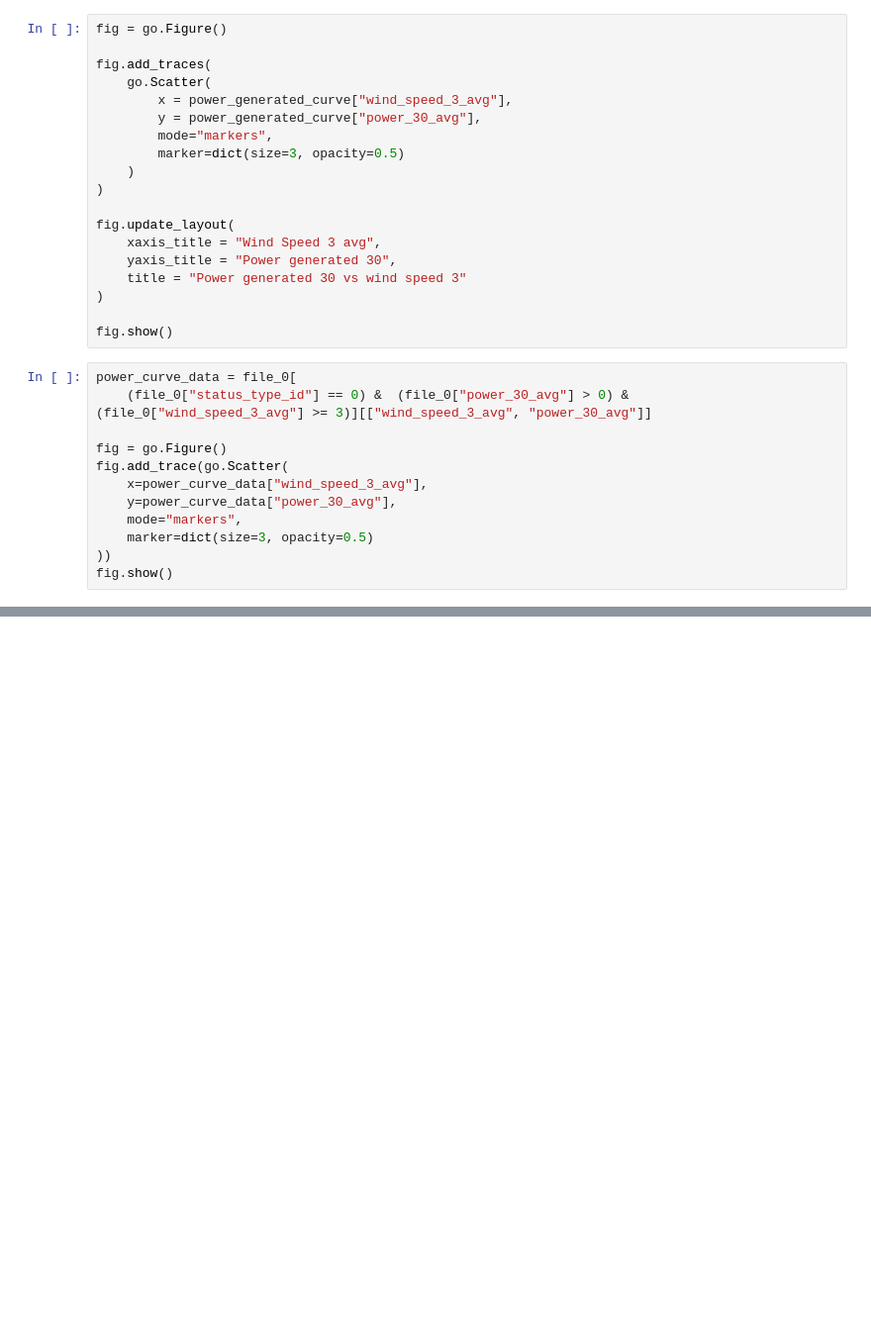
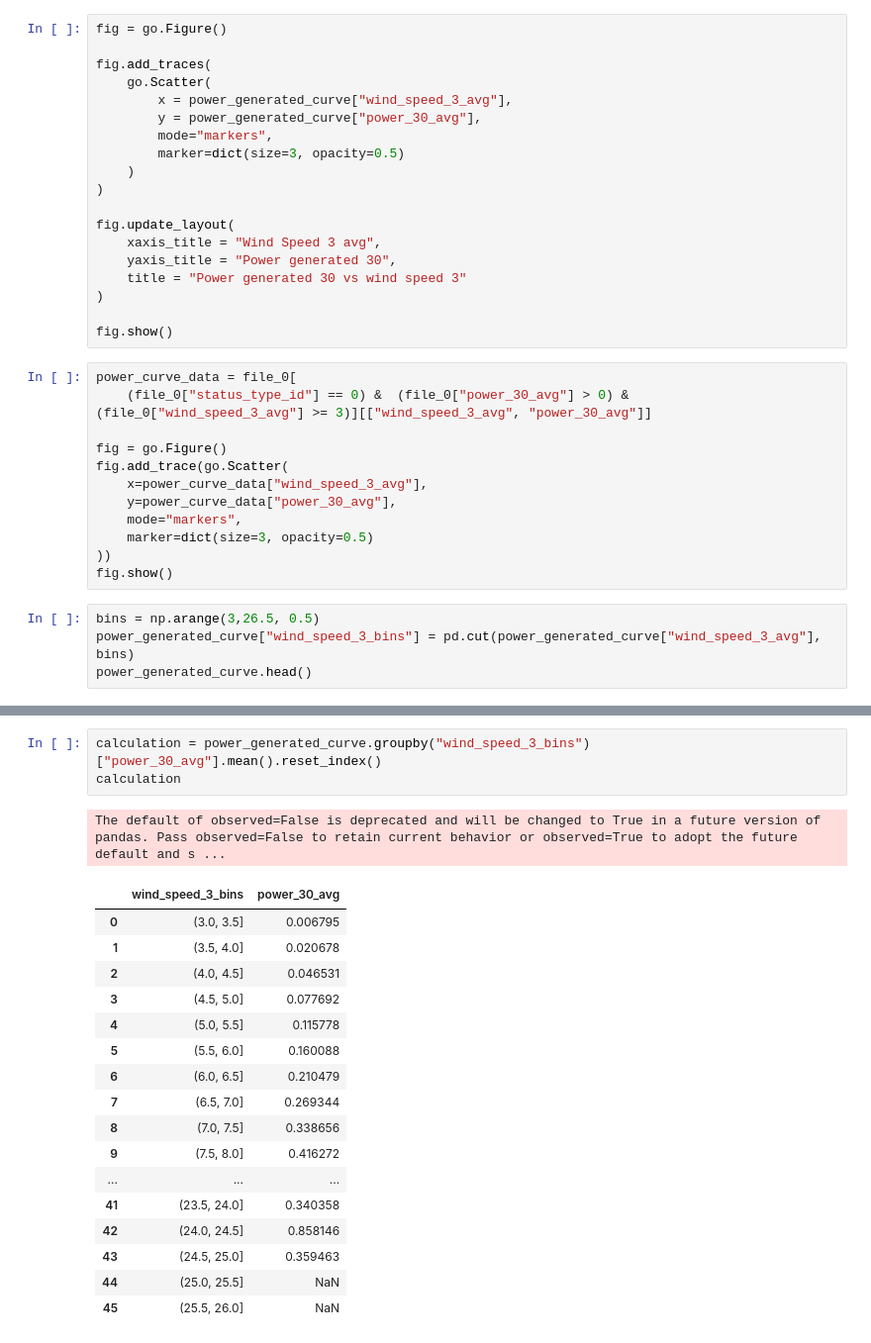
Before and after one commit to RithikDatascientist/potfolio, a Jupyter notebook: Wind_turbin_fault_detection_and_generation_loss/notebooks/01_EDA_Farm_A.ipynb, the cells around one changed output, grey strips where cells are left out. Shown at 99% size. Drawn from its saved outputs; the diff is of its cells as text; blank space fills up the shorter version.

```diff
--- a/Wind_turbin_fault_detection_and_generation_loss/notebooks/01_EDA_Farm_A.ipynb
+++ b/Wind_turbin_fault_detection_and_generation_loss/notebooks/01_EDA_Farm_A.ipynb
@@ -456,3 +456,7 @@ fig.add_trace(go.Scatter(
     marker=dict(size=3, opacity=0.5)
 ))
 fig.show()
+# %%
+bins = np.arange(3,26.5, 0.5)
+power_generated_curve["wind_speed_3_bins"] = pd.cut(power_generated_curve["wind_speed_3_avg"], bins)
+power_generated_curve.head()
@@ -458,0 +470,22 @@ fig.show()
+# %%
+calculation = power_generated_curve.groupby("wind_speed_3_bins")["power_30_avg"].mean().reset_index()
+calculation
+# %% [output]
+The default of observed=False is deprecated and will be changed to True in a future version of pandas. Pass observed=False to retain current behavior or observed=True to adopt the future default and s ...
+|  | wind_speed_3_bins | power_30_avg |
+| 0 | (3.0, 3.5] | 0.006795 |
+| 1 | (3.5, 4.0] | 0.020678 |
+| 2 | (4.0, 4.5] | 0.046531 |
+| 3 | (4.5, 5.0] | 0.077692 |
+| 4 | (5.0, 5.5] | 0.115778 |
+| 5 | (5.5, 6.0] | 0.160088 |
+| 6 | (6.0, 6.5] | 0.210479 |
+| 7 | (6.5, 7.0] | 0.269344 |
+| 8 | (7.0, 7.5] | 0.338656 |
+| 9 | (7.5, 8.0] | 0.416272 |
+| ... | ... | ... |
+| 41 | (23.5, 24.0] | 0.340358 |
+| 42 | (24.0, 24.5] | 0.858146 |
+| 43 | (24.5, 25.0] | 0.359463 |
+| 44 | (25.0, 25.5] | NaN |
+| 45 | (25.5, 26.0] | NaN |
```
Also changed, not shown: parts of 1 cell of this notebook.
